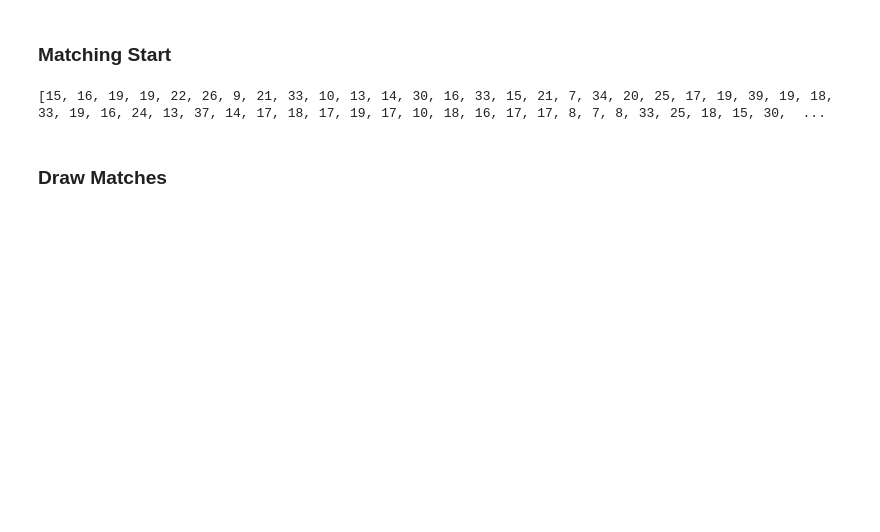
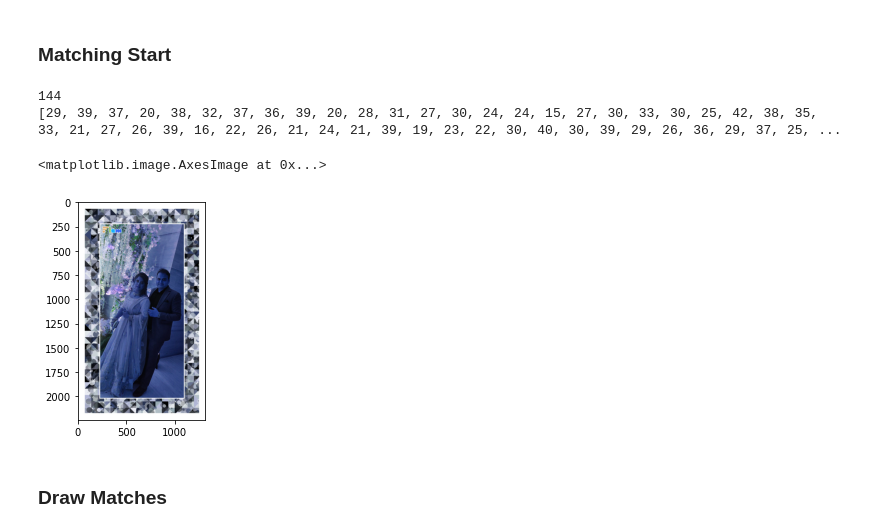
Before and after one commit to yogesh895/Cloud-Architecture, a Jupyter notebook: cloud_architecture_demo.ipynb, the cells around one changed output. Cells and saved outputs as stored; diff of their text form; code cells hidden in the pictures; blank space fills up the shorter version.

```diff
--- a/cloud_architecture_demo.ipynb
+++ b/cloud_architecture_demo.ipynb
@@ -125,9 +128,20 @@ for mat in matches:
             good.append(m)
     goods.append(len(good))
 
+print(len(goods))
 print(goods)
 # %% [output]
-[15, 16, 19, 19, 22, 26, 9, 21, 33, 10, 13, 14, 30, 16, 33, 15, 21, 7, 34, 20, 25, 17, 19, 39, 19, 18, 33, 19, 16, 24, 13, 37, 14, 17, 18, 17, 19, 17, 10, 18, 16, 17, 17, 8, 7, 8, 33, 25, 18, 15, 30,  ...
+144
+[29, 39, 37, 20, 38, 32, 37, 36, 39, 20, 28, 31, 27, 30, 24, 24, 15, 27, 30, 33, 30, 25, 42, 38, 35, 33, 21, 27, 26, 39, 16, 22, 26, 21, 24, 21, 39, 19, 23, 22, 30, 40, 30, 39, 29, 26, 36, 29, 37, 25, ...
+# %%
+max_value = max(goods)
+
+max_index= goods.index(max_value)
+# %%
+plt.imshow(database_images[max_index])
+# %% [output]
+<matplotlib.image.AxesImage at 0x...>
+[figure, added]
 # %% [markdown]
 ### Draw Matches
 # %%
```
Also changed, not shown: parts of 14 cells of this notebook.
